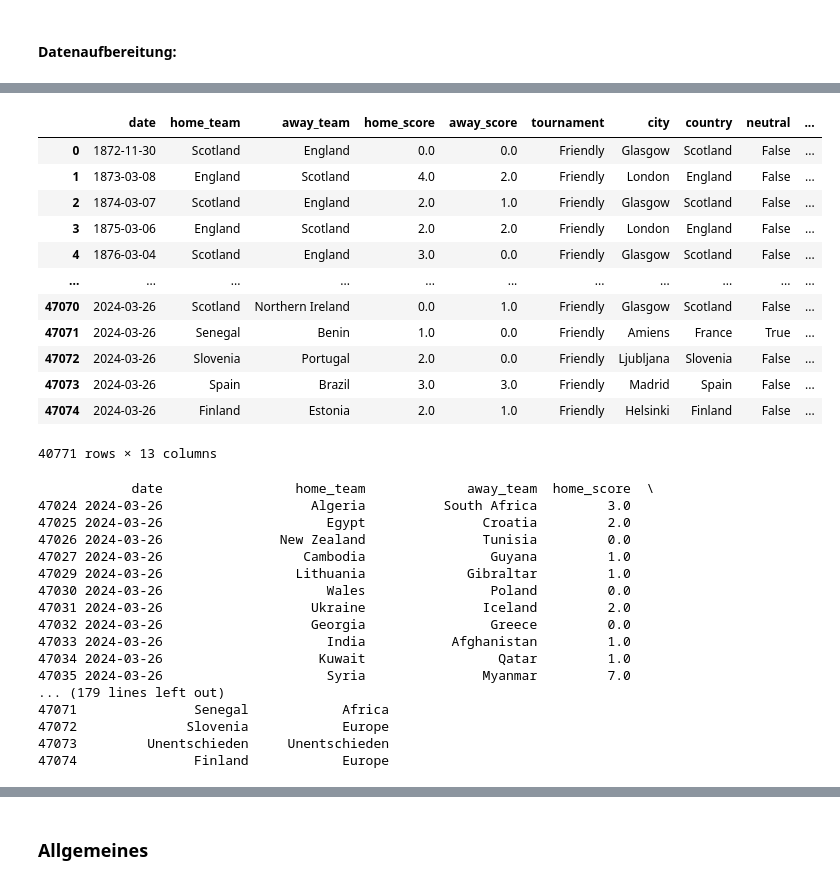
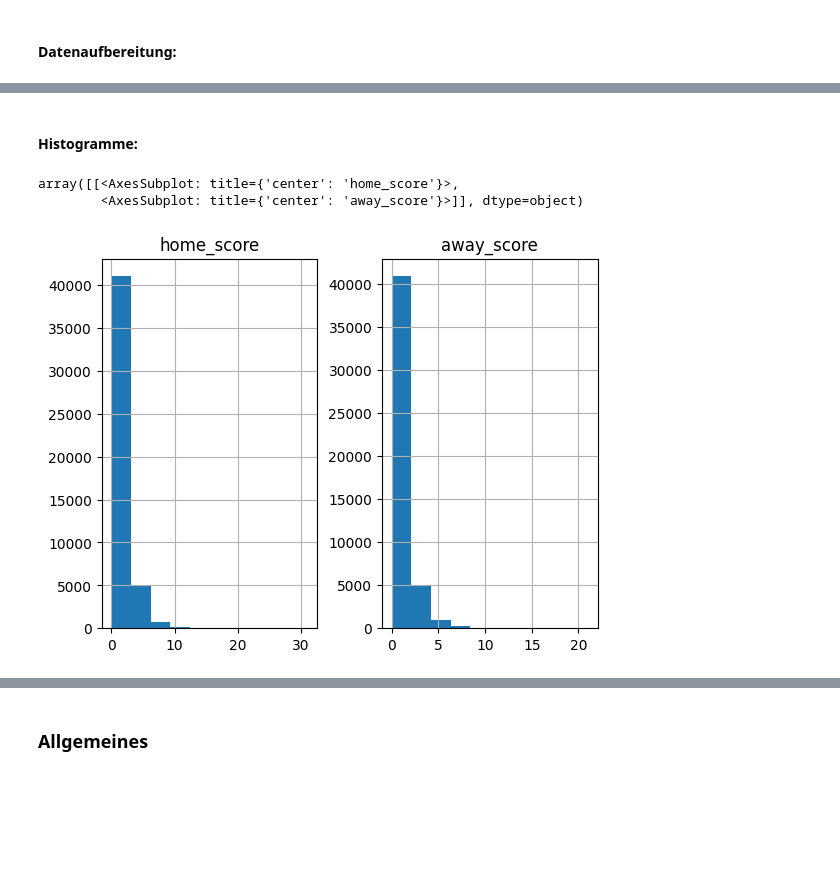
Before and after one commit to NiklasSeitherDHBW/Fussballergebnisse, a Jupyter notebook: Fußballergebnisse_Sophie.ipynb, the cells around one changed output, grey strips where cells are left out. Cells and saved outputs as stored; diff of their text form; code cells hidden in the pictures; blank space fills up the shorter version.

```diff
--- a/Fußballergebnisse_Sophie.ipynb
+++ b/Fußballergebnisse_Sophie.ipynb
@@ -413,12 +435,7 @@ df_results["away_continent"] = df_results["away_continent"].fillna("Country not
 # %%
-#drop na-values
-no_country_in_fifa_ranking_both = df_results[(df_results["home_continent"] == "Country not in Fifa Ranking") | (df_results["away_continent"] == "Country not in Fifa Ranking")]
+# DataFrame für Fifa-Daten
+results_not_in_fifa_ranking = df_results[(df_results['home_continent'] == 'Country not in Fifa Ranking') | (df_results['away_continent'] == 'Country not in Fifa Ranking')]
+df_results_fifa = df_results.drop(results_not_in_fifa_ranking.index)
 
-df_results = df_results.drop(no_country_in_fifa_ranking_both.index)
+shootouts_not_in_fifa_ranking = df_shootouts[(df_shootouts['home_continent'] == 'Country not in Fifa Ranking') | (df_shootouts['away_continent'] == 'Country not in Fifa Ranking')]
+df_shootouts_fifa = df_shootouts.drop(shootouts_not_in_fifa_ranking.index)
-# %%
-#transform date column into date-object
-
-#collect all games for the coming em 2024, because there aren't any results yet
-df_em2024 = df_results[(df_results["tournament"] == "UEFA Euro") & (df_results["date"].dt.year == 2024)]
-#drop em 2024 games
-df_results = df_results.drop(df_em2024.index)
@@ -429,39 +446,8 @@ df_results["winning_continent"] = df_results.apply(lambda x: x["home_continent"]
+# %% [markdown]
+#### Histogramme:
 # %%
-df_results
+df_results.hist()
 # %% [output]
-|  | date | home_team | away_team | home_score | away_score | tournament | city | country | neutral | ... |
-| 0 | 1872-11-30 | Scotland | England | 0.0 | 0.0 | Friendly | Glasgow | Scotland | False | ... |
-| 1 | 1873-03-08 | England | Scotland | 4.0 | 2.0 | Friendly | London | England | False | ... |
-| 2 | 1874-03-07 | Scotland | England | 2.0 | 1.0 | Friendly | Glasgow | Scotland | False | ... |
-| 3 | 1875-03-06 | England | Scotland | 2.0 | 2.0 | Friendly | London | England | False | ... |
-| 4 | 1876-03-04 | Scotland | England | 3.0 | 0.0 | Friendly | Glasgow | Scotland | False | ... |
-| ... | ... | ... | ... | ... | ... | ... | ... | ... | ... | ... |
-| 47070 | 2024-03-26 | Scotland | Northern Ireland | 0.0 | 1.0 | Friendly | Glasgow | Scotland | False | ... |
-| 47071 | 2024-03-26 | Senegal | Benin | 1.0 | 0.0 | Friendly | Amiens | France | True | ... |
-| 47072 | 2024-03-26 | Slovenia | Portugal | 2.0 | 0.0 | Friendly | Ljubljana | Slovenia | False | ... |
-| 47073 | 2024-03-26 | Spain | Brazil | 3.0 | 3.0 | Friendly | Madrid | Spain | False | ... |
-| 47074 | 2024-03-26 | Finland | Estonia | 2.0 | 1.0 | Friendly | Helsinki | Finland | False | ... |
-40771 rows × 13 columns
+array([[<AxesSubplot: title={'center': 'home_score'}>,
+        <AxesSubplot: title={'center': 'away_score'}>]], dtype=object)
+[figure, added]
-# %%
-filtered_df = df_results[df_results['date'] == '2024-03-26']
-
-# Ergebnis anzeigen
-print(filtered_df)
-# %% [output]
-            date                 home_team             away_team  home_score  \
-47024 2024-03-26                   Algeria          South Africa         3.0
-47025 2024-03-26                     Egypt               Croatia         2.0
-47026 2024-03-26               New Zealand               Tunisia         0.0
-47027 2024-03-26                  Cambodia                Guyana         1.0
-47029 2024-03-26                 Lithuania             Gibraltar         1.0
-47030 2024-03-26                     Wales                Poland         0.0
-47031 2024-03-26                   Ukraine               Iceland         2.0
-47032 2024-03-26                   Georgia                Greece         0.0
-47033 2024-03-26                     India           Afghanistan         1.0
-47034 2024-03-26                    Kuwait                 Qatar         1.0
-47035 2024-03-26                     Syria               Myanmar         7.0
-... (179 lines left out)
-47071               Senegal            Africa
-47072              Slovenia            Europe
-47073         Unentschieden     Unentschieden
-47074               Finland            Europe
```
Also changed, not shown: parts of 16 cells of this notebook.
